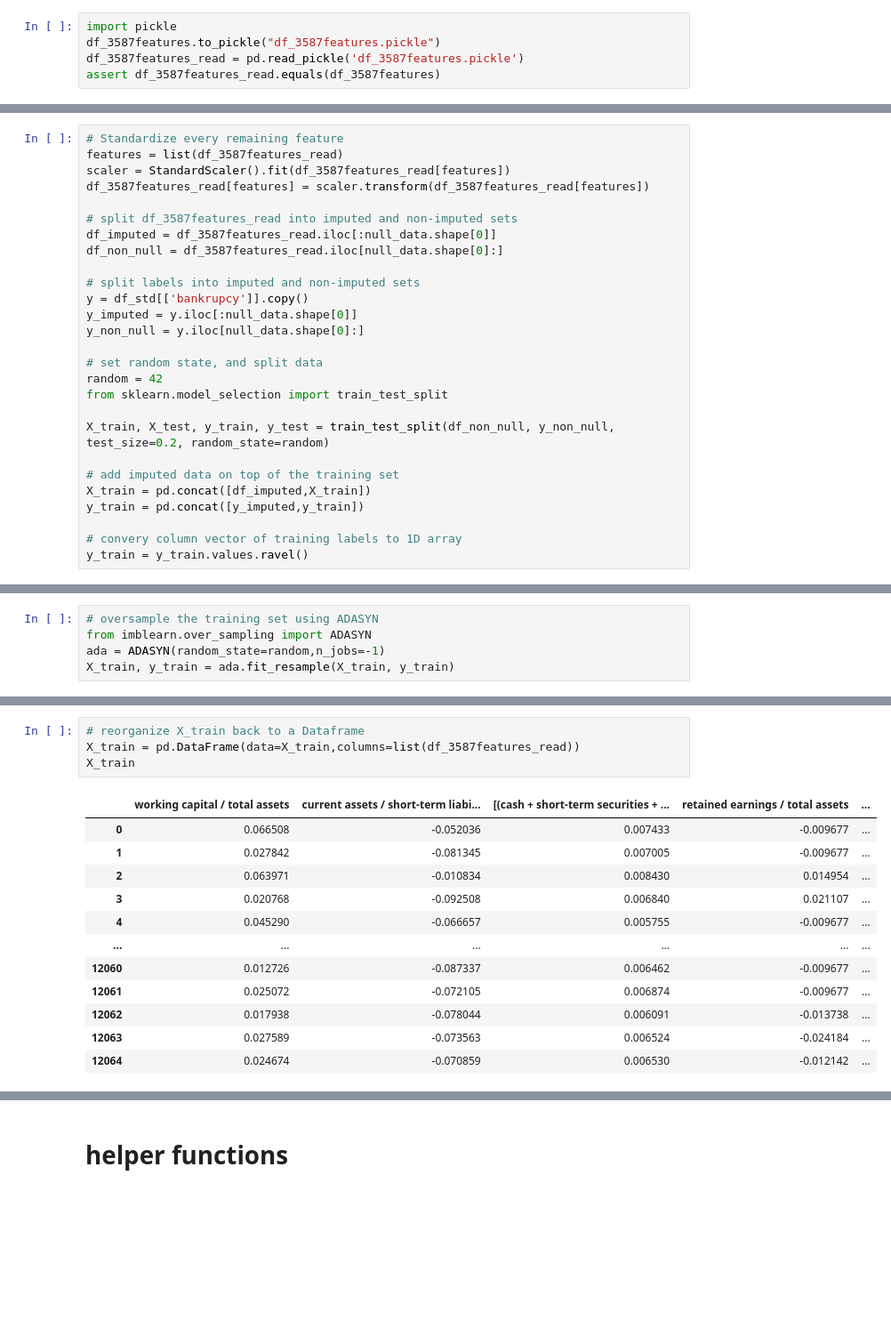
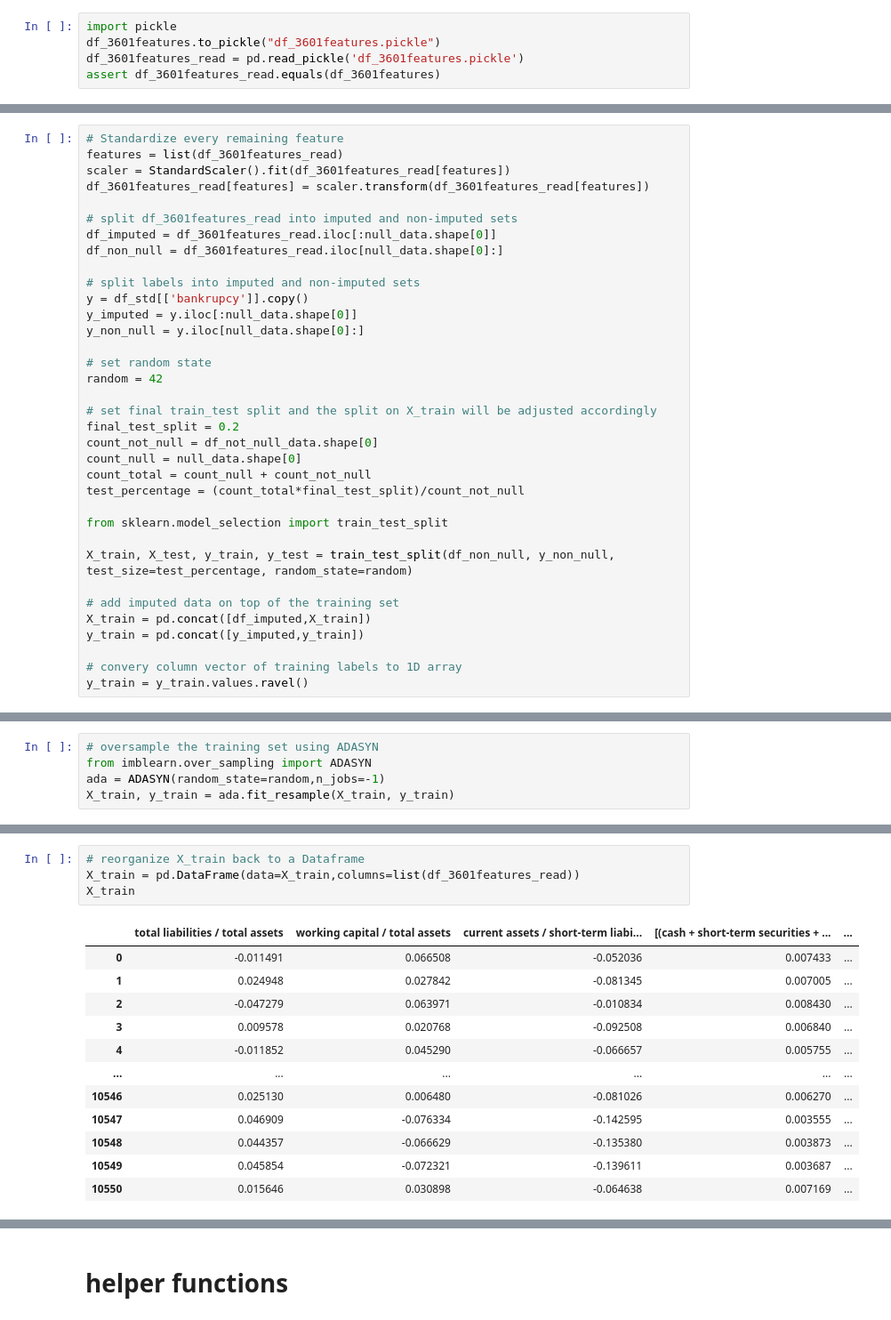
Before and after one commit to jimmylihe/company-bankrupcy-prediction-advanced, a Jupyter notebook: 1year.arff.ipynb, the cells around one changed output, grey strips where cells are left out. Shown at 89% size. Cells and saved outputs as stored; diff of their text form; blank space fills up the shorter version.

```diff
--- a/1year.arff.ipynb
+++ b/1year.arff.ipynb
@@ -320,30 +351,38 @@ df_3587features = df_6945features.copy()
 # %%
 import pickle
-df_3587features.to_pickle("df_3587features.pickle")
-df_3587features_read = pd.read_pickle('df_3587features.pickle')
-assert df_3587features_read.equals(df_3587features)
+df_3601features.to_pickle("df_3601features.pickle")
+df_3601features_read = pd.read_pickle('df_3601features.pickle')
+assert df_3601features_read.equals(df_3601features)
 # %% [markdown]
 # Train-Test Split with all imputed data in the training set
 # %%
 # Standardize every remaining feature
-features = list(df_3587features_read)
-scaler = StandardScaler().fit(df_3587features_read[features])
-df_3587features_read[features] = scaler.transform(df_3587features_read[features])
+features = list(df_3601features_read)
+scaler = StandardScaler().fit(df_3601features_read[features])
+df_3601features_read[features] = scaler.transform(df_3601features_read[features])
 
-# split df_3587features_read into imputed and non-imputed sets
-df_imputed = df_3587features_read.iloc[:null_data.shape[0]]
-df_non_null = df_3587features_read.iloc[null_data.shape[0]:]
+# split df_3601features_read into imputed and non-imputed sets
+df_imputed = df_3601features_read.iloc[:null_data.shape[0]]
+df_non_null = df_3601features_read.iloc[null_data.shape[0]:]
 
 # split labels into imputed and non-imputed sets
 y = df_std[['bankrupcy']].copy()
 y_imputed = y.iloc[:null_data.shape[0]]
 y_non_null = y.iloc[null_data.shape[0]:]
 
-# set random state, and split data
+# set random state
 random = 42
+
+# set final train_test split and the split on X_train will be adjusted accordingly
+final_test_split = 0.2
+count_not_null = df_not_null_data.shape[0]
+count_null = null_data.shape[0]
+count_total = count_null + count_not_null
+test_percentage = (count_total*final_test_split)/count_not_null
+
 from sklearn.model_selection import train_test_split
 
-X_train, X_test, y_train, y_test = train_test_split(df_non_null, y_non_null, test_size=0.2, random_state=random)
+X_train, X_test, y_train, y_test = train_test_split(df_non_null, y_non_null, test_size=test_percentage, random_state=random)
 
 # add imputed data on top of the training set
 X_train = pd.concat([df_imputed,X_train])
@@ -372,17 +411,17 @@ Resampled dataset shape Counter({0: 6049, 1: 6016})
 # %%
 # reorganize X_train back to a Dataframe
-X_train = pd.DataFrame(data=X_train,columns=list(df_3587features_read))
+X_train = pd.DataFrame(data=X_train,columns=list(df_3601features_read))
 X_train
 # %% [output]
-|  | working capital / total assets | current assets / short-term liabi... | [(cash + short-term securities + ... | retained earnings / total assets | ... |
-| 0 | 0.066508 | -0.052036 | 0.007433 | -0.009677 | ... |
-| 1 | 0.027842 | -0.081345 | 0.007005 | -0.009677 | ... |
-| 2 | 0.063971 | -0.010834 | 0.008430 | 0.014954 | ... |
-| 3 | 0.020768 | -0.092508 | 0.006840 | 0.021107 | ... |
-| 4 | 0.045290 | -0.066657 | 0.005755 | -0.009677 | ... |
+|  | total liabilities / total assets | working capital / total assets | current assets / short-term liabi... | [(cash + short-term securities + ... | ... |
+| 0 | -0.011491 | 0.066508 | -0.052036 | 0.007433 | ... |
+| 1 | 0.024948 | 0.027842 | -0.081345 | 0.007005 | ... |
+| 2 | -0.047279 | 0.063971 | -0.010834 | 0.008430 | ... |
+| 3 | 0.009578 | 0.020768 | -0.092508 | 0.006840 | ... |
+| 4 | -0.011852 | 0.045290 | -0.066657 | 0.005755 | ... |
 | ... | ... | ... | ... | ... | ... |
-| 12060 | 0.012726 | -0.087337 | 0.006462 | -0.009677 | ... |
-| 12061 | 0.025072 | -0.072105 | 0.006874 | -0.009677 | ... |
-| 12062 | 0.017938 | -0.078044 | 0.006091 | -0.013738 | ... |
-| 12063 | 0.027589 | -0.073563 | 0.006524 | -0.024184 | ... |
-| 12064 | 0.024674 | -0.070859 | 0.006530 | -0.012142 | ... |
+| 10546 | 0.025130 | 0.006480 | -0.081026 | 0.006270 | ... |
+| 10547 | 0.046909 | -0.076334 | -0.142595 | 0.003555 | ... |
+| 10548 | 0.044357 | -0.066629 | -0.135380 | 0.003873 | ... |
+| 10549 | 0.045854 | -0.072321 | -0.139611 | 0.003687 | ... |
+| 10550 | 0.015646 | 0.030898 | -0.064638 | 0.007169 | ... |
```
Also changed, not shown: parts of 21 cells of this notebook.
